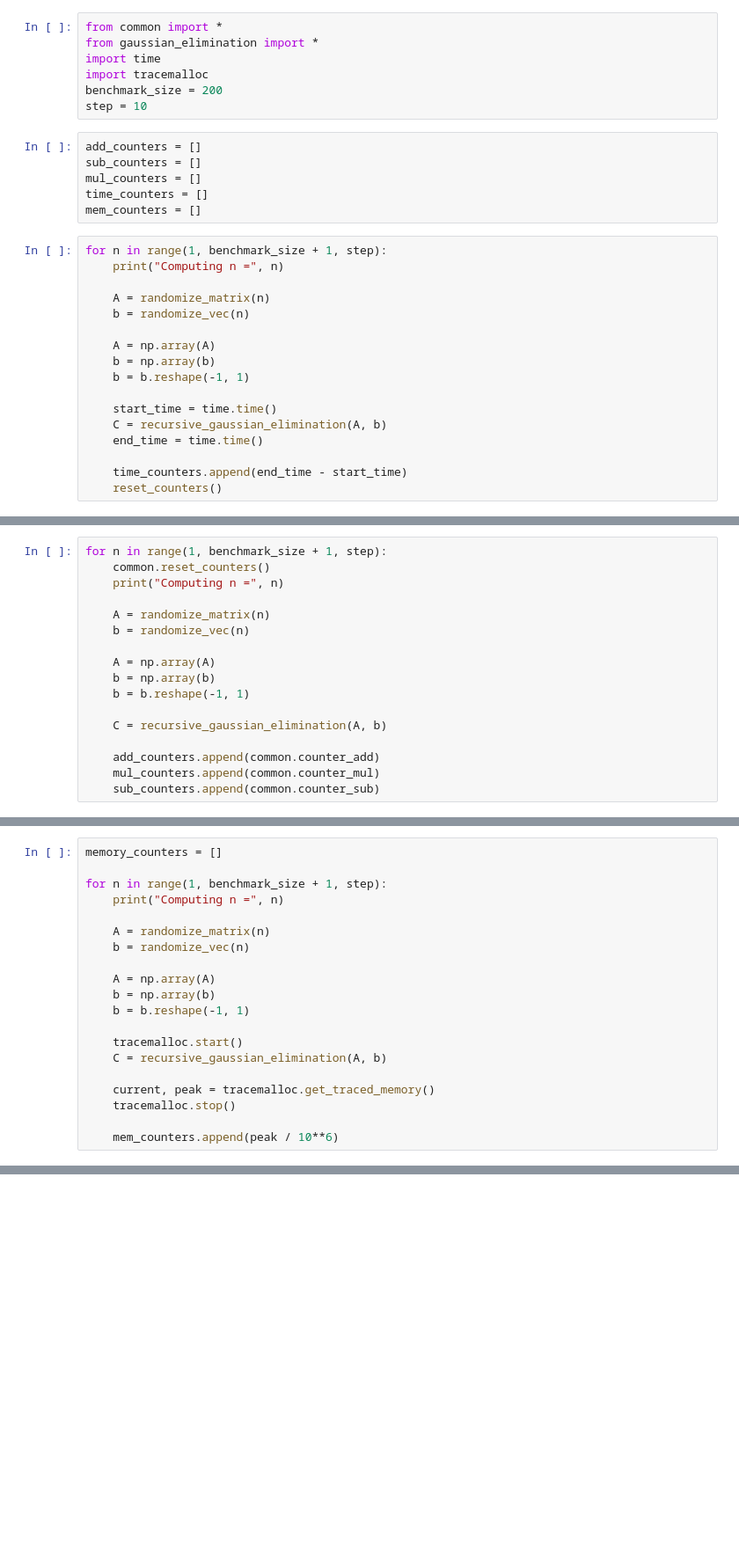
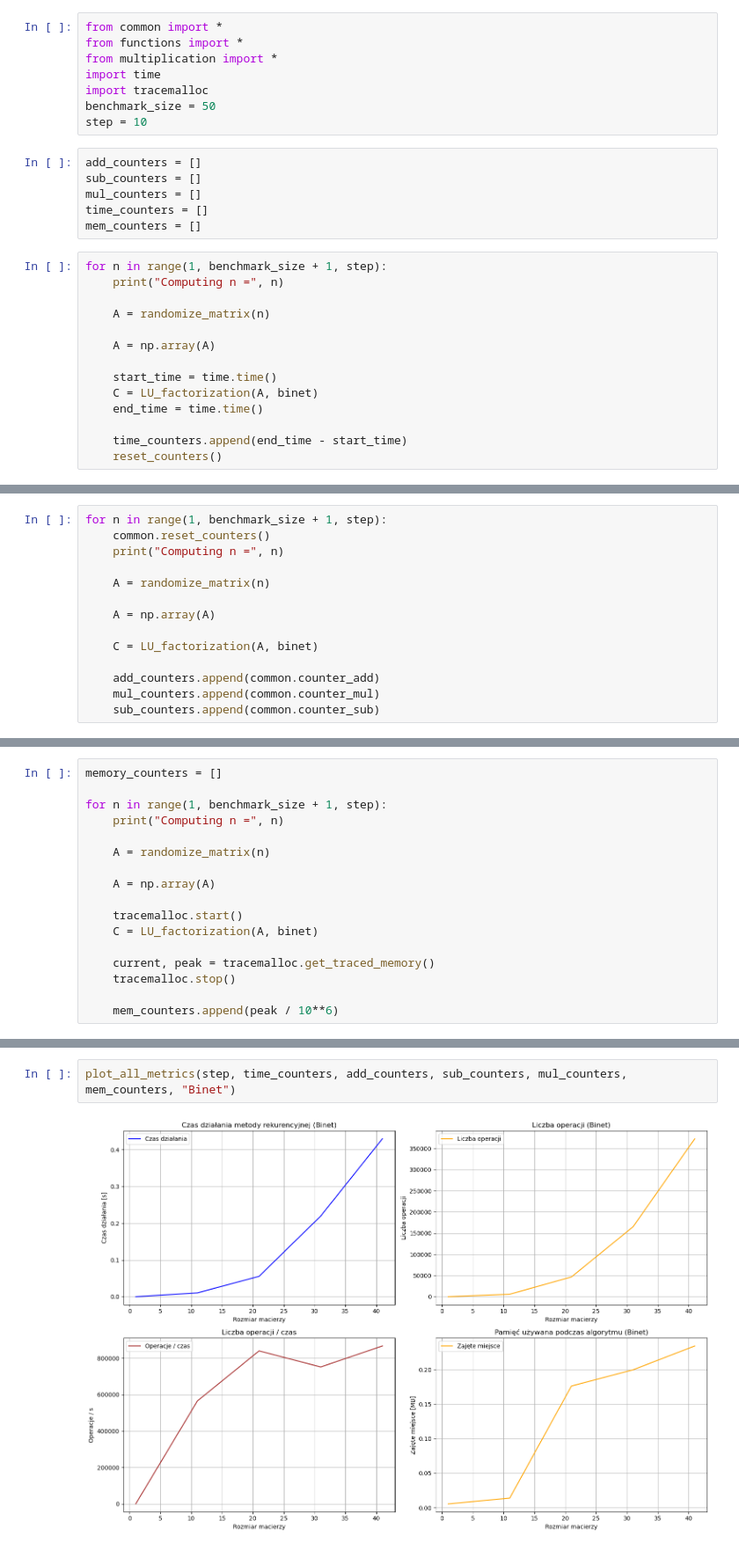
Before and after one commit to KubikZ/matrix-algorithms, a Jupyter notebook: lab2/2_presentation.ipynb, the cells around one changed output, grey strips where cells are left out. Shown: that part at 88% size. Cells and saved outputs as stored; diff of their text form; blank space fills up the shorter version.

```diff
--- a/lab2/2_presentation.ipynb
+++ b/lab2/2_presentation.ipynb
@@ -2,10 +2,11 @@
 **Recursive inverse**
 # %%
 from common import *
-from gaussian_elimination import *
+from functions import *
+from multiplication import *
 import time
 import tracemalloc
-benchmark_size = 200
+benchmark_size = 50
 step = 10
 # %%
 add_counters = []
@@ -18,14 +19,11 @@ for n in range(1, benchmark_size + 1, step):
     print("Computing n =", n)
 
     A = randomize_matrix(n)
-    b = randomize_vec(n)
 
     A = np.array(A)
-    b = np.array(b)
-    b = b.reshape(-1, 1)
 
     start_time = time.time()
-    C = recursive_gaussian_elimination(A, b)
+    C = LU_factorization(A, binet)
     end_time = time.time()
 
     time_counters.append(end_time - start_time)
@@ -57,13 +40,10 @@ for n in range(1, benchmark_size + 1, step):
     print("Computing n =", n)
 
     A = randomize_matrix(n)
-    b = randomize_vec(n)
 
     A = np.array(A)
-    b = np.array(b)
-    b = b.reshape(-1, 1)
 
-    C = recursive_gaussian_elimination(A, b)
+    C = LU_factorization(A, binet)
 
     add_counters.append(common.counter_add)
     mul_counters.append(common.counter_mul)
@@ -96,14 +61,11 @@ for n in range(1, benchmark_size + 1, step):
     print("Computing n =", n)
 
     A = randomize_matrix(n)
-    b = randomize_vec(n)
 
     A = np.array(A)
-    b = np.array(b)
-    b = b.reshape(-1, 1)
 
     tracemalloc.start()
-    C = recursive_gaussian_elimination(A, b)
+    C = LU_factorization(A, binet)
 
     current, peak = tracemalloc.get_traced_memory()
     tracemalloc.stop()
@@ -180,0 +80,4 @@ plt.show()
+# %%
+plot_all_metrics(step, time_counters, add_counters, sub_counters, mul_counters, mem_counters, "Binet")
+# %% [output]
+[figure, added]
```
Also changed, not shown: parts of 12 cells of this notebook, 5 other files.
